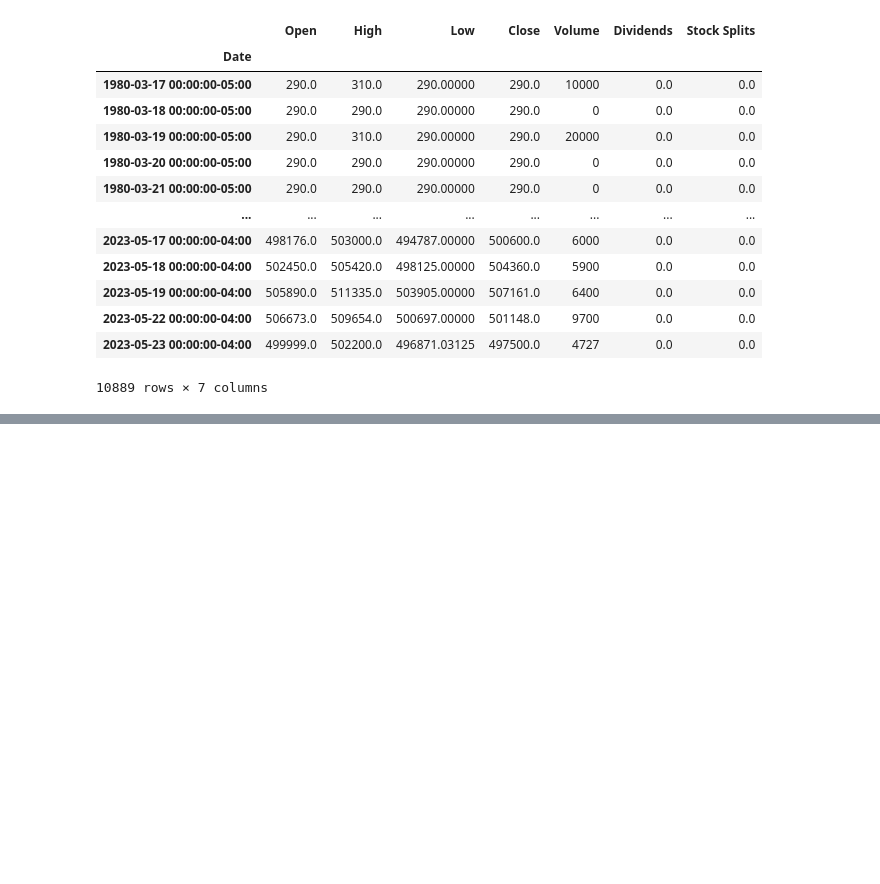
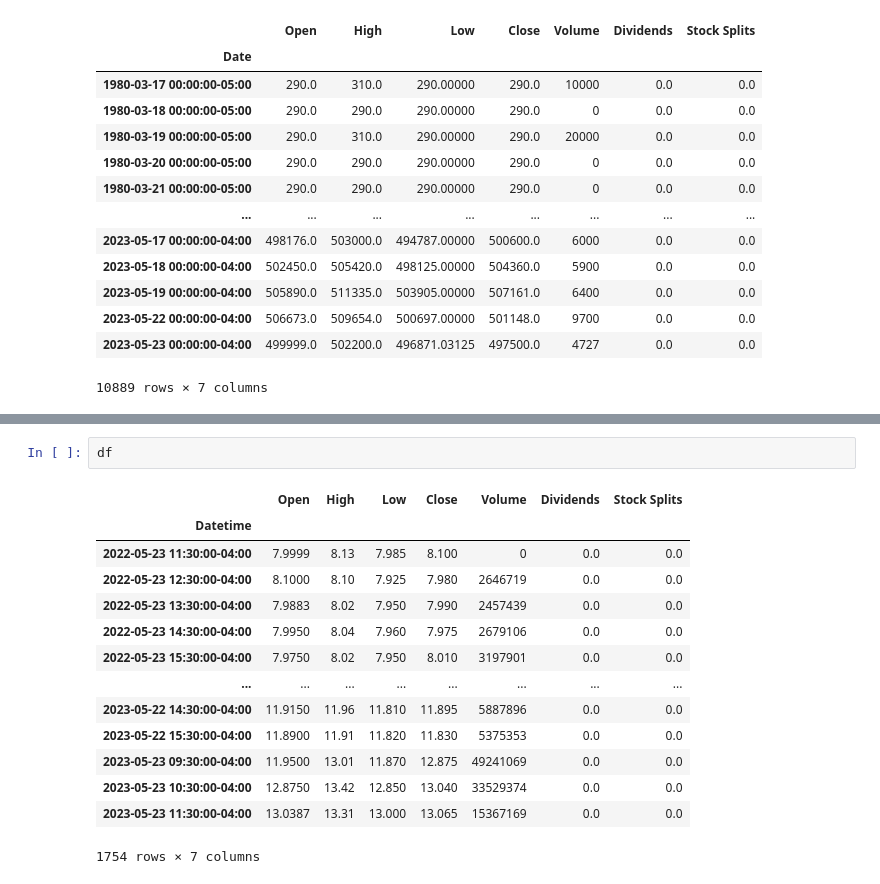
Before and after one commit to ShreyJ1729/market-probe, a Jupyter notebook: experiments/data-scraping.ipynb, the cells around one changed output, grey strips where cells are left out. Cells and saved outputs as stored; diff of their text form; blank space fills up the shorter version.

```diff
--- a/experiments/data-scraping.ipynb
+++ b/experiments/data-scraping.ipynb
@@ -141,0 +162,17 @@ pd.DataFrame().ta.ticker("BRK-A")
+# %%
+df
+# %% [output]
+|  | Open | High | Low | Close | Volume | Dividends | Stock Splits |
+| Datetime |  |  |  |  |  |  |  |
+| 2022-05-23 11:30:00-04:00 | 7.9999 | 8.13 | 7.985 | 8.100 | 0 | 0.0 | 0.0 |
+| 2022-05-23 12:30:00-04:00 | 8.1000 | 8.10 | 7.925 | 7.980 | 2646719 | 0.0 | 0.0 |
+| 2022-05-23 13:30:00-04:00 | 7.9883 | 8.02 | 7.950 | 7.990 | 2457439 | 0.0 | 0.0 |
+| 2022-05-23 14:30:00-04:00 | 7.9950 | 8.04 | 7.960 | 7.975 | 2679106 | 0.0 | 0.0 |
+| 2022-05-23 15:30:00-04:00 | 7.9750 | 8.02 | 7.950 | 8.010 | 3197901 | 0.0 | 0.0 |
+| ... | ... | ... | ... | ... | ... | ... | ... |
+| 2023-05-22 14:30:00-04:00 | 11.9150 | 11.96 | 11.810 | 11.895 | 5887896 | 0.0 | 0.0 |
+| 2023-05-22 15:30:00-04:00 | 11.8900 | 11.91 | 11.820 | 11.830 | 5375353 | 0.0 | 0.0 |
+| 2023-05-23 09:30:00-04:00 | 11.9500 | 13.01 | 11.870 | 12.875 | 49241069 | 0.0 | 0.0 |
+| 2023-05-23 10:30:00-04:00 | 12.8750 | 13.42 | 12.850 | 13.040 | 33529374 | 0.0 | 0.0 |
+| 2023-05-23 11:30:00-04:00 | 13.0387 | 13.31 | 13.000 | 13.065 | 15367169 | 0.0 | 0.0 |
+1754 rows × 7 columns
```
Also changed, not shown: parts of 11 cells of this notebook, 11 other files.
